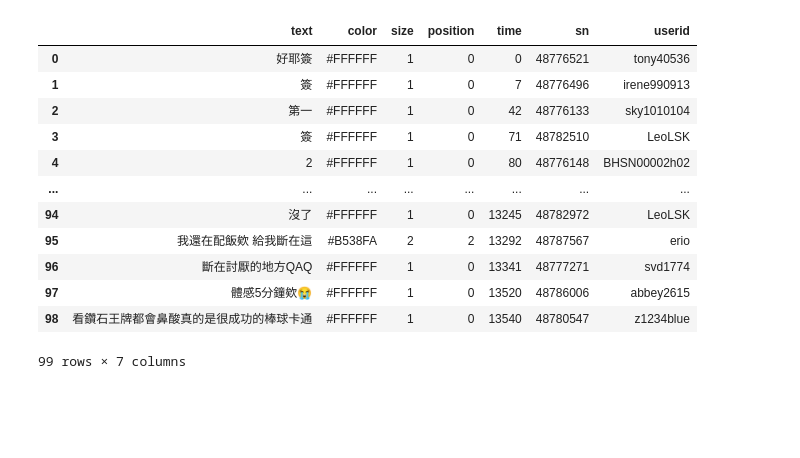
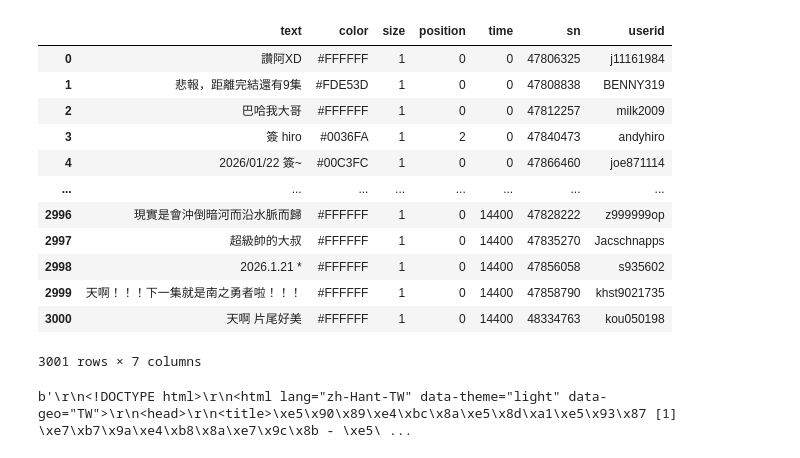
Before and after one commit to laigamesid77/python, a Jupyter notebook: py20260413.ipynb, the cells around one changed output. Cells and saved outputs as stored; diff of their text form; code cells hidden in the pictures; blank space fills up the shorter version.

```diff
--- a/py20260413.ipynb
+++ b/py20260413.ipynb
@@ -3,30 +3,30 @@
 # %%
 import json
 import urllib.request as req
 import pandas as pd
 
-url = "https://api.gamer.com.tw/anime/v1/danmu.php?videoSn=48443&geo=TW%2CHK"
+url = "https://api.gamer.com.tw/anime/v1/danmu.php?videoSn=47221&geo=TW%2CHK"
 f = req.urlopen(url)
 content = f.read()
 content = json.loads(content)
 danmu = content["data"]["danmu"]
 df = pd.DataFrame(danmu)
 df.to_csv("danmu.csv", encoding="utf-8")
 df
 # %% [output]
 |  | text | color | size | position | time | sn | userid |
-| 0 | 好耶簽 | #FFFFFF | 1 | 0 | 0 | 48776521 | tony40536 |
-| 1 | 簽 | #FFFFFF | 1 | 0 | 7 | 48776496 | irene990913 |
-| 2 | 第一 | #FFFFFF | 1 | 0 | 42 | 48776133 | sky1010104 |
-| 3 | 簽 | #FFFFFF | 1 | 0 | 71 | 48782510 | LeoLSK |
-| 4 | 2 | #FFFFFF | 1 | 0 | 80 | 48776148 | BHSN00002h02 |
+| 0 | 讚阿XD | #FFFFFF | 1 | 0 | 0 | 47806325 | j11161984 |
+| 1 | 悲報，距離完結還有9集 | #FDE53D | 1 | 0 | 0 | 47808838 | BENNY319 |
+| 2 | 巴哈我大哥 | #FFFFFF | 1 | 0 | 0 | 47812257 | milk2009 |
+| 3 | 簽 hiro | #0036FA | 1 | 2 | 0 | 47840473 | andyhiro |
+| 4 | 2026/01/22 簽~ | #00C3FC | 1 | 0 | 0 | 47866460 | joe871114 |
 | ... | ... | ... | ... | ... | ... | ... | ... |
-| 94 | 沒了 | #FFFFFF | 1 | 0 | 13245 | 48782972 | LeoLSK |
-| 95 | 我還在配飯欸 給我斷在這 | #B538FA | 2 | 2 | 13292 | 48787567 | erio |
-| 96 | 斷在討厭的地方QAQ | #FFFFFF | 1 | 0 | 13341 | 48777271 | svd1774 |
-| 97 | 體感5分鐘欸😭 | #FFFFFF | 1 | 0 | 13520 | 48786006 | abbey2615 |
-| 98 | 看鑽石王牌都會鼻酸真的是很成功的棒球卡通 | #FFFFFF | 1 | 0 | 13540 | 48780547 | z1234blue |
+| 2996 | 現實是會沖倒暗河而沿水脈而歸 | #FFFFFF | 1 | 0 | 14400 | 47828222 | z999999op |
+| 2997 | 超級帥的大叔 | #FFFFFF | 1 | 0 | 14400 | 47835270 | Jacschnapps |
+| 2998 | 2026.1.21 * | #FFFFFF | 1 | 0 | 14400 | 47856058 | s935602 |
+| 2999 | 天啊！！！下一集就是南之勇者啦！！！ | #FFFFFF | 1 | 0 | 14400 | 47858790 | khst9021735 |
+| 3000 | 天啊 片尾好美 | #FFFFFF | 1 | 0 | 14400 | 48334763 | kou050198 |
-99 rows × 7 columns
+3001 rows × 7 columns
 # %%
 import pandas as pd
 import os
@@ -42,3 +42,16 @@ for u in df["userid"].unique():
     fil = df["userid"] == u
     fn = dn + "/" + u + ".csv"
     df[fil].to_csv(fn, encoding="utf-8")
+# %%
+import urllib.request as req
+
+url = "https://github.com/Elwing-Chou/ximen20260316/raw/refs/heads/main/chiikawa.html"
+h = {
+    "User-Agent":"Mozilla/5.0 (Windows NT 10.0; Win64; x64) AppleWebKit/537.36 (KHTML, like Gecko) Chrome/147.0.0.0 Safari/537.36"
+}
+r = req.Request(url,headers=h)
+f = req.urlopen(r)
+content = f.read()
+print(content)
+# %% [output]
+b'\r\n<!DOCTYPE html>\r\n<html lang="zh-Hant-TW" data-theme="light" data-geo="TW">\r\n<head>\r\n<title>\xe5\x90\x89\xe4\xbc\x8a\xe5\x8d\xa1\xe5\x93\x87 [1] \xe7\xb7\x9a\xe4\xb8\x8a\xe7\x9c\x8b - \xe5\ ...
```
Also changed, not shown: parts of 1 cell of this notebook.
